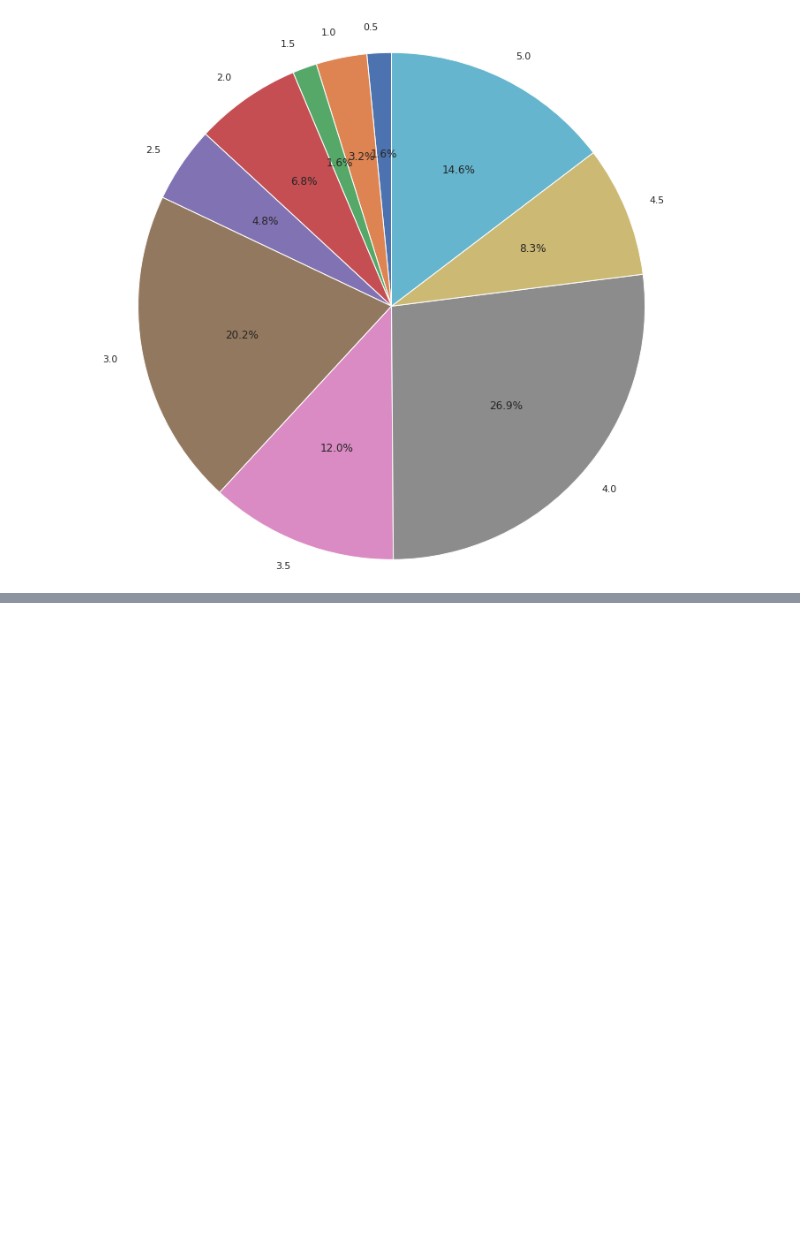
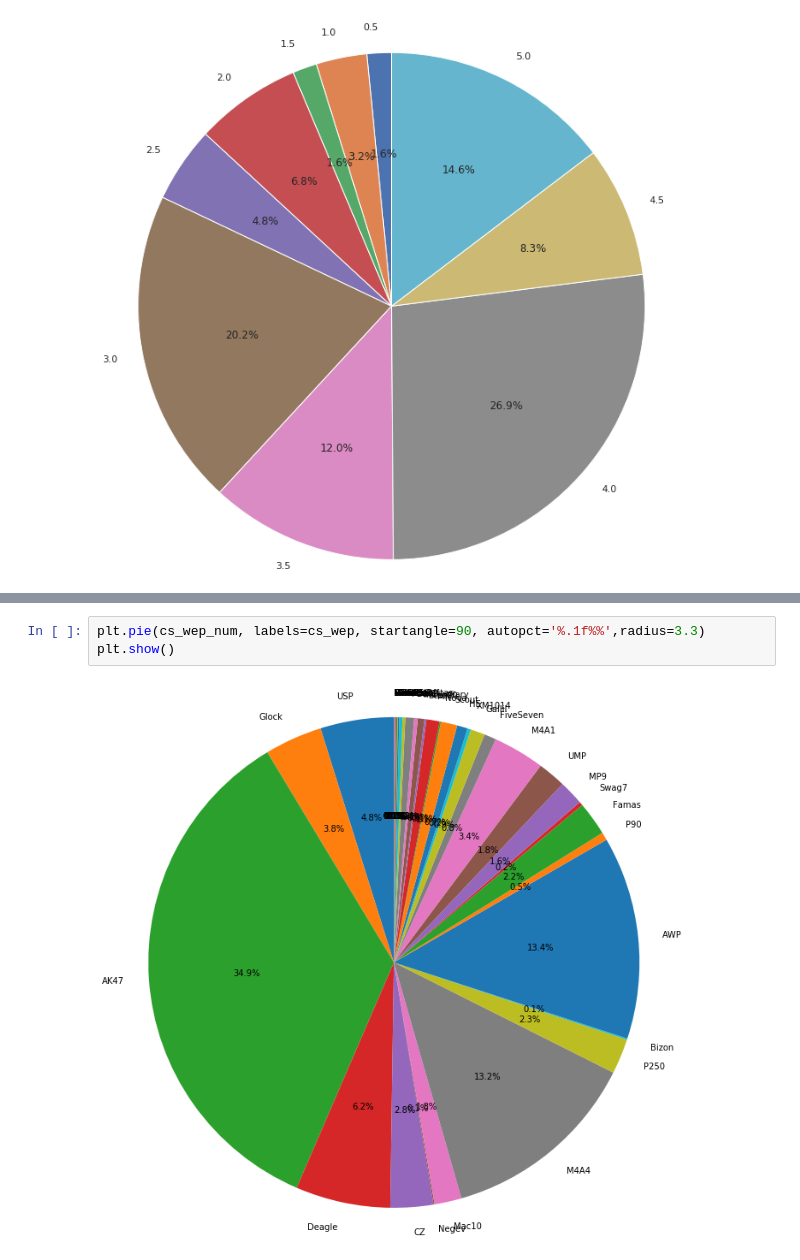
Before and after one commit to robstudy/CSCI_191T_BigData, a Jupyter notebook: Assignment 2.ipynb, the cells around one changed output, grey strips where cells are left out. Cells and saved outputs as stored; diff of their text form; blank space fills up the shorter version.

```diff
--- a/Assignment 2.ipynb
+++ b/Assignment 2.ipynb
@@ -137,0 +180,5 @@ test
+# %%
+plt.pie(cs_wep_num, labels=cs_wep, startangle=90, autopct='%.1f%%',radius=3.3)
+plt.show()
+# %% [output]
+[figure, added]
```
Also changed, not shown: parts of 6 cells of this notebook.
